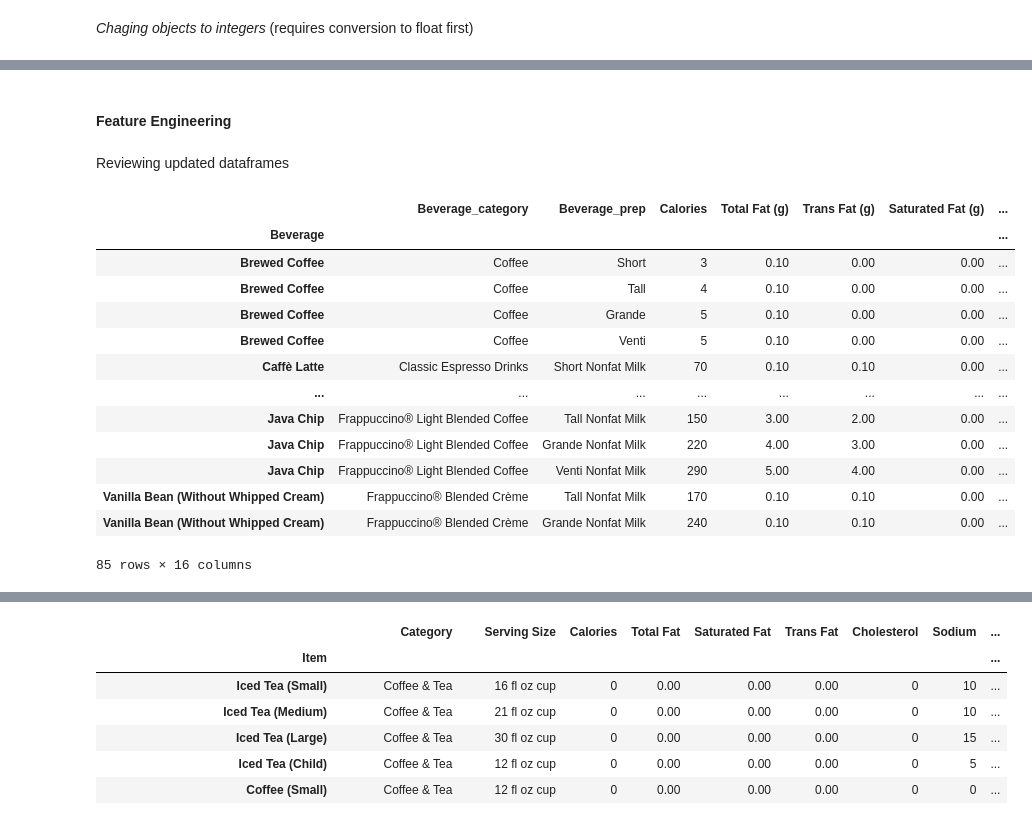
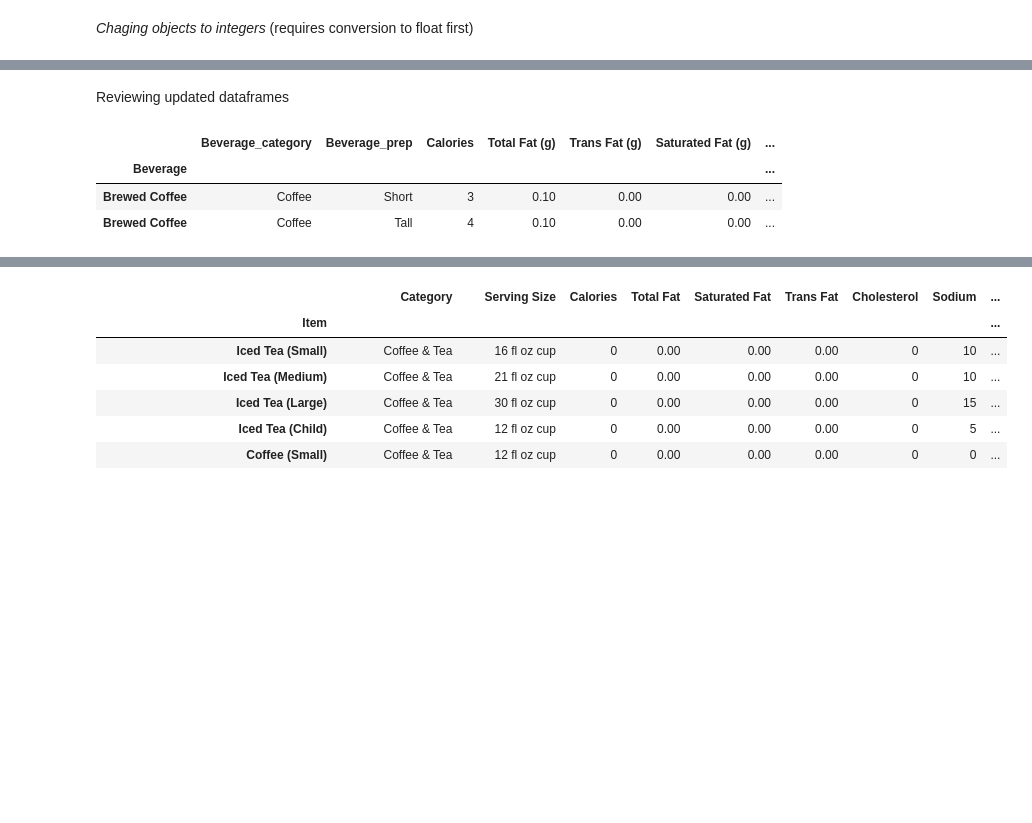
Before and after one commit to cmonjarr/AMB_Project_SP25, a Jupyter notebook: Nutrition Project/Nutrition_2025.ipynb, the cells around one changed output, grey strips where cells are left out. Saved outputs shown, nothing was run; the diff lists cells and outputs as text; code cells hidden in the pictures; blank space fills up the shorter version.

```diff
--- a/Nutrition Project/Nutrition_2025.ipynb
+++ b/Nutrition Project/Nutrition_2025.ipynb
@@ -1318,22 +1283,10 @@ memory usage: 13.3+ KB
-# %% [markdown]
-#### Feature Engineering
 # %% [markdown]
 Reviewing updated dataframes
 # %%
-sbux
+sbux.head(2)
 # %% [output]
 |  | Beverage_category | Beverage_prep | Calories | Total Fat (g) | Trans Fat (g) | Saturated Fat (g) | ... |
 | Beverage |  |  |  |  |  |  | ... |
 | Brewed Coffee | Coffee | Short | 3 | 0.10 | 0.00 | 0.00 | ... |
 | Brewed Coffee | Coffee | Tall | 4 | 0.10 | 0.00 | 0.00 | ... |
-| Brewed Coffee | Coffee | Grande | 5 | 0.10 | 0.00 | 0.00 | ... |
-| Brewed Coffee | Coffee | Venti | 5 | 0.10 | 0.00 | 0.00 | ... |
-| Caffè Latte | Classic Espresso Drinks | Short Nonfat Milk | 70 | 0.10 | 0.10 | 0.00 | ... |
-| ... | ... | ... | ... | ... | ... | ... | ... |
-| Java Chip | Frappuccino® Light Blended Coffee | Tall Nonfat Milk | 150 | 3.00 | 2.00 | 0.00 | ... |
-| Java Chip | Frappuccino® Light Blended Coffee | Grande Nonfat Milk | 220 | 4.00 | 3.00 | 0.00 | ... |
-| Java Chip | Frappuccino® Light Blended Coffee | Venti Nonfat Milk | 290 | 5.00 | 4.00 | 0.00 | ... |
-| Vanilla Bean (Without Whipped Cream) | Frappuccino® Blended Crème | Tall Nonfat Milk | 170 | 0.10 | 0.10 | 0.00 | ... |
-| Vanilla Bean (Without Whipped Cream) | Frappuccino® Blended Crème | Grande Nonfat Milk | 240 | 0.10 | 0.10 | 0.00 | ... |
-85 rows × 16 columns
 # %%
```
Also changed, not shown: parts of 90 cells of this notebook, 1 other file.
